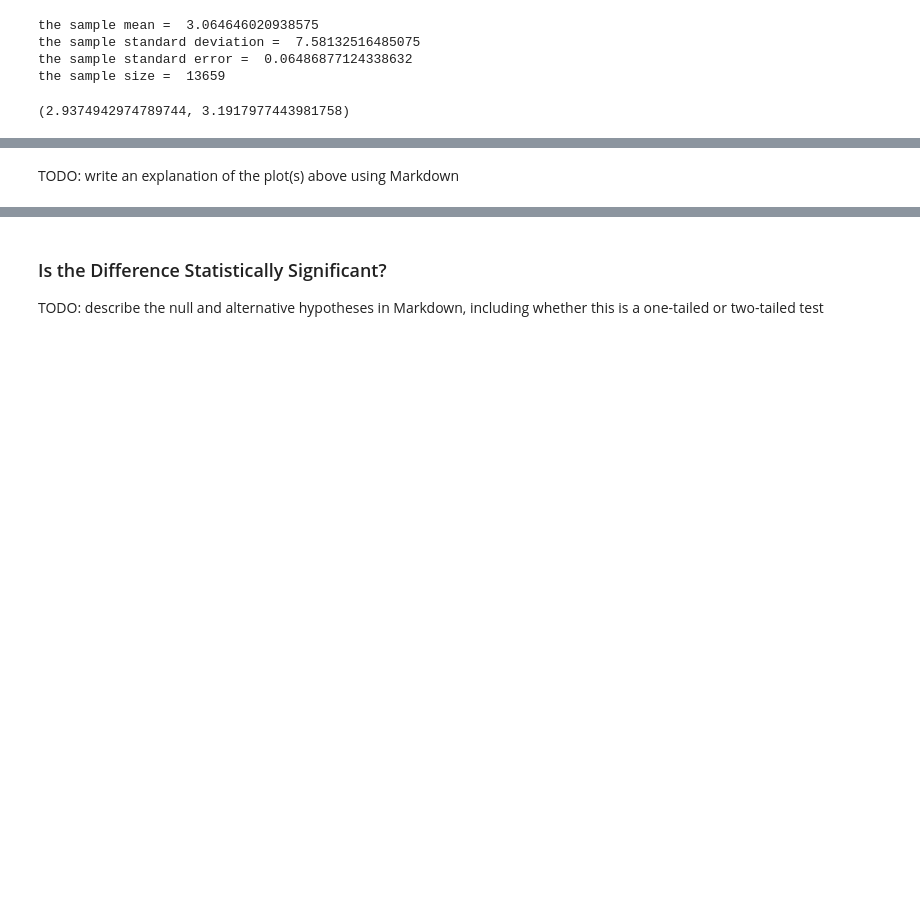
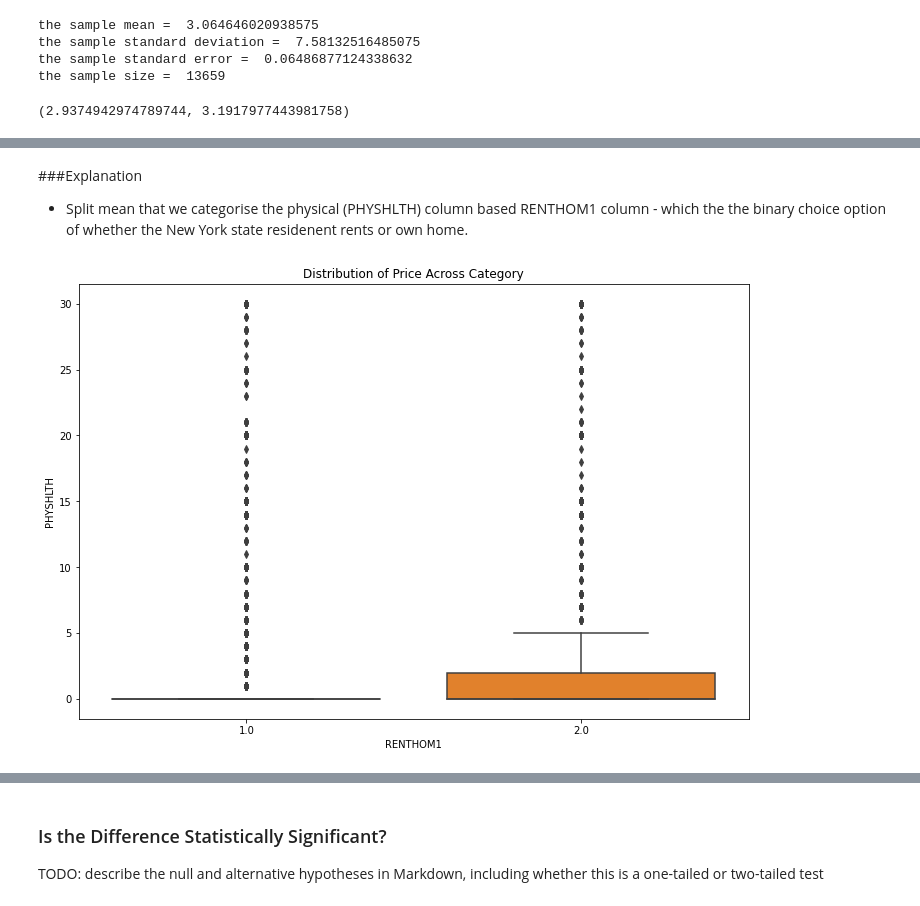
Before and after one commit to olexy/da_ds_ml, a Jupyter notebook: Health_Survey_Data_Analysis.ipynb, the cells around one changed output, grey strips where cells are left out. Drawn from its saved outputs; the diff is of its cells as text; code cells hidden in the pictures; blank space fills up the shorter version.

Commit message:
find difference in PHYSHLTH based on RENTHOM1

```diff
--- a/Health_Survey_Data_Analysis.ipynb
+++ b/Health_Survey_Data_Analysis.ipynb
@@ -187,5 +212,15 @@ TODO: write an explanation of what it means to split the data based on `RENTHOM1
+# %% [markdown]
+###Explanation
+- Split mean that we categorise the physical (PHYSHLTH) column based RENTHOM1 column - which the the binary choice option of whether the New York state residenent rents or own home.
 # %%
 # TODO: write code to produce one or more plots that show the value of
 # PHYSHLTH based on the value of RENTHOM1
+import seaborn as sns
+fig, ax = plt.subplots(figsize=(12, 8))
+sns.boxplot(data=df_phrh, x='RENTHOM1', y='PHYSHLTH', ax=ax)
+
+ax.set_title('Distribution of Price Across Category')
+ax.set_xlabel('RENTHOM1')
+ax.set_ylabel('PHYSHLTH');
+# %% [output]
+[figure, added]
-# %% [markdown]
-TODO: write an explanation of the plot(s) above using Markdown
```
Also changed, not shown: parts of 11 cells of this notebook.
